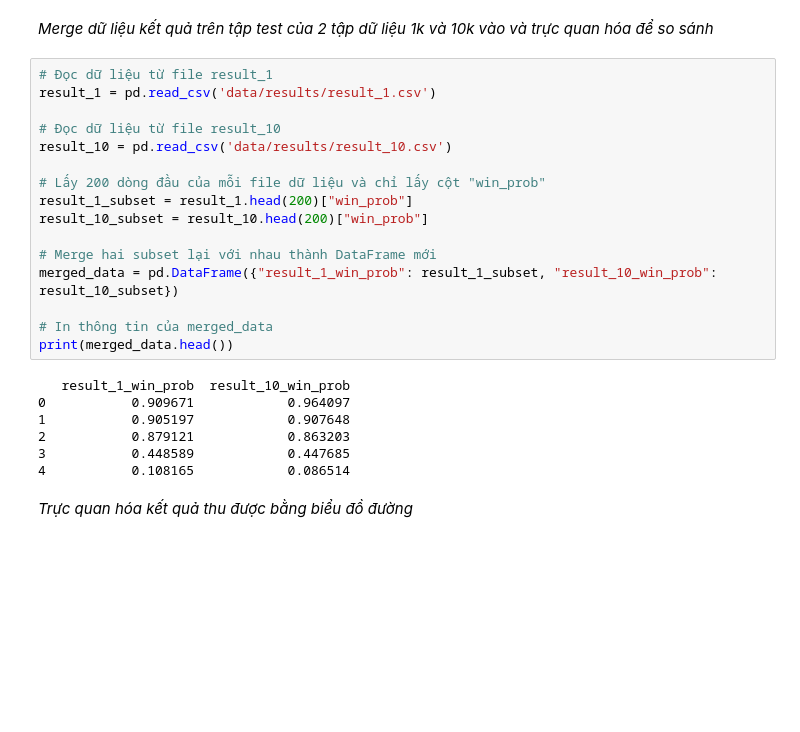
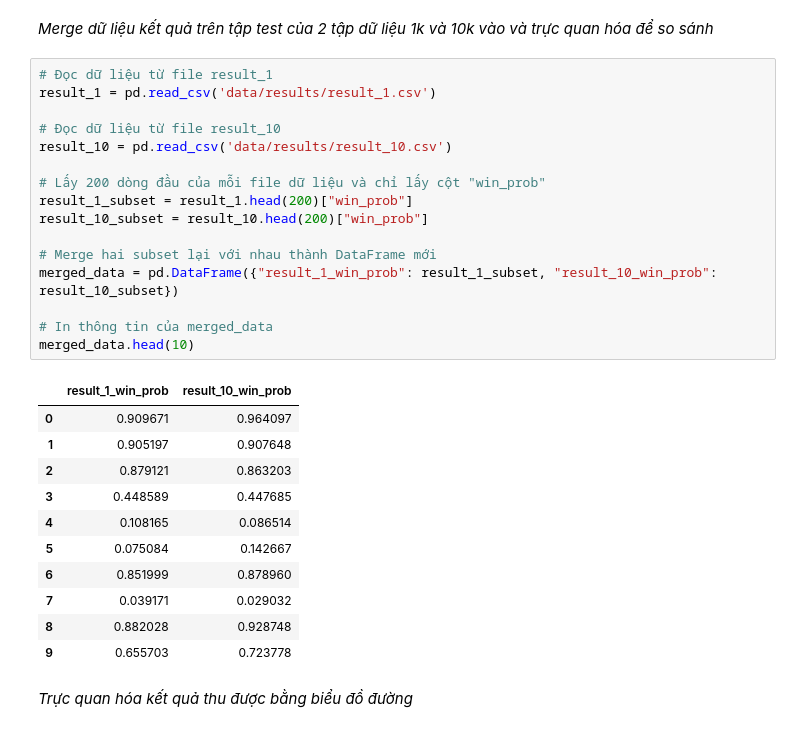
Before and after one commit to trucni2005/LeagueOfLegendsWinRatePredictorAt15, a Jupyter notebook: data_processing.ipynb, the cells around one changed output. Drawn from its saved outputs; the diff is of its cells as text; blank space fills up the shorter version.

```diff
--- a/data_processing.ipynb
+++ b/data_processing.ipynb
@@ -567,26 +587,31 @@ def plot_blue_win_percentage(data_1, label_1, label_10):
 # %%
 # Đọc dữ liệu từ file result_1
 result_1 = pd.read_csv('data/results/result_1.csv')
 
 # Đọc dữ liệu từ file result_10
 result_10 = pd.read_csv('data/results/result_10.csv')
 
 # Lấy 200 dòng đầu của mỗi file dữ liệu và chỉ lấy cột "win_prob"
 result_1_subset = result_1.head(200)["win_prob"]
 result_10_subset = result_10.head(200)["win_prob"]
 
 # Merge hai subset lại với nhau thành DataFrame mới
 merged_data = pd.DataFrame({"result_1_win_prob": result_1_subset, "result_10_win_prob": result_10_subset})
 
 # In thông tin của merged_data
-print(merged_data.head())
+merged_data.head(10)
 # %% [output]
-   result_1_win_prob  result_10_win_prob
-0           0.909671            0.964097
-1           0.905197            0.907648
-2           0.879121            0.863203
-3           0.448589            0.447685
-4           0.108165            0.086514
+|  | result_1_win_prob | result_10_win_prob |
+| 0 | 0.909671 | 0.964097 |
+| 1 | 0.905197 | 0.907648 |
+| 2 | 0.879121 | 0.863203 |
+| 3 | 0.448589 | 0.447685 |
+| 4 | 0.108165 | 0.086514 |
+| 5 | 0.075084 | 0.142667 |
+| 6 | 0.851999 | 0.878960 |
+| 7 | 0.039171 | 0.029032 |
+| 8 | 0.882028 | 0.928748 |
+| 9 | 0.655703 | 0.723778 |
 # %% [markdown]
 *Trực quan hóa kết quả thu được bằng biểu đồ đường*
 # %%
```
Also changed, not shown: parts of 16 cells of this notebook, 1 other file.
